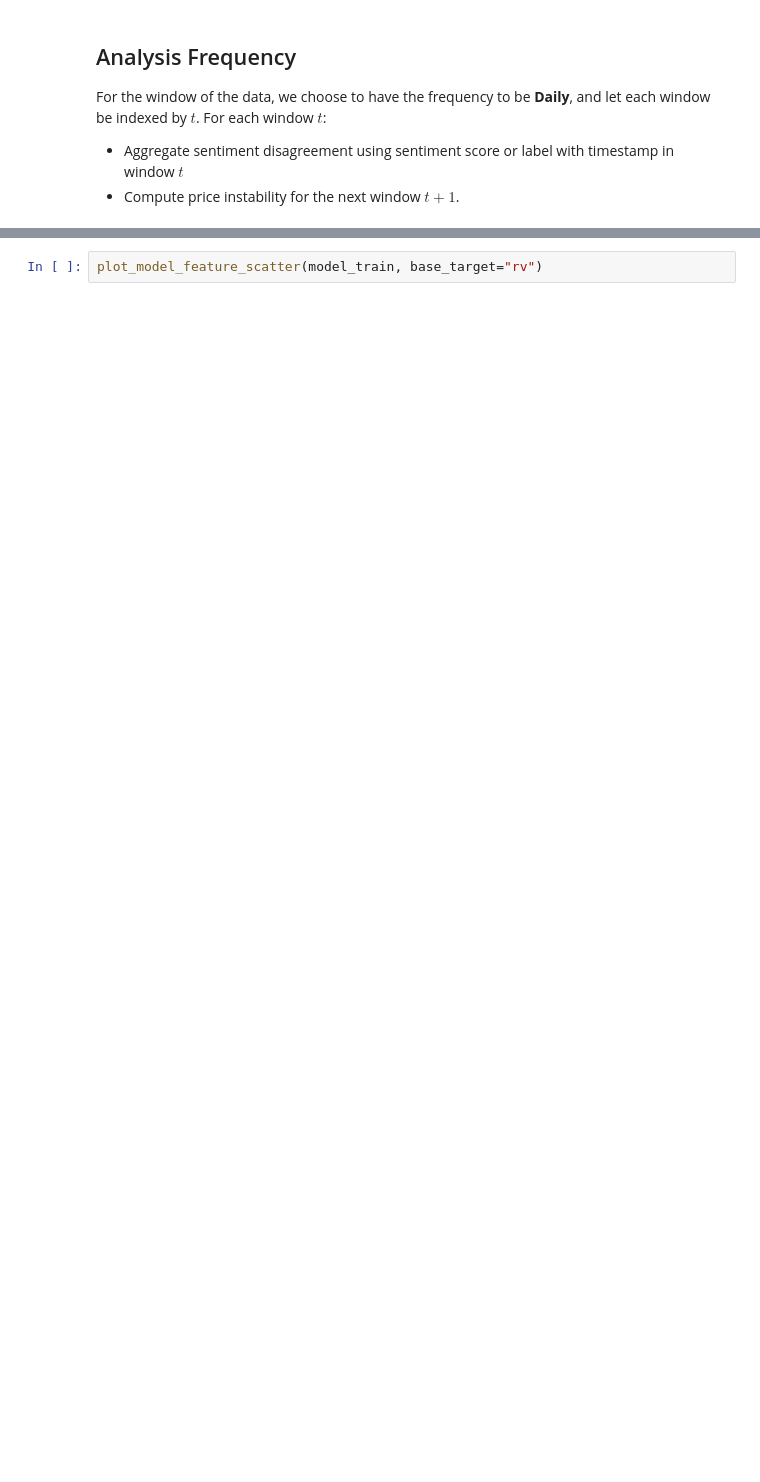
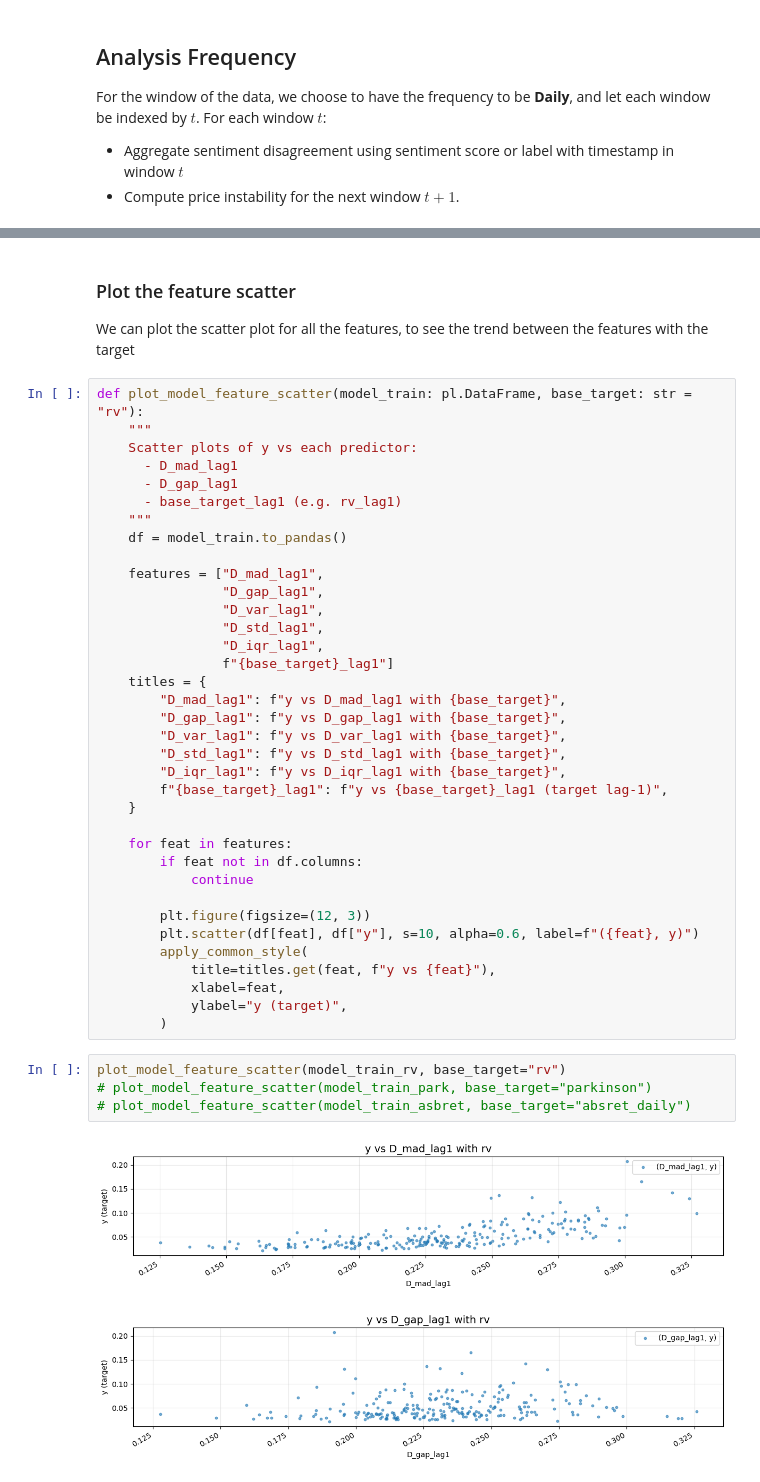
Before and after one commit to arkdong/SDA25_Group11, a Jupyter notebook: notebook/RQ4.ipynb, the cells around one changed output, grey strips where cells are left out. Drawn from its saved outputs; the diff is of its cells as text; blank space fills up the shorter version.

```diff
--- a/notebook/RQ4.ipynb
+++ b/notebook/RQ4.ipynb
@@ -593,2 +596,46 @@ plot_model_target_timeseries(model_train, base_target="rv")
+# %% [markdown]
+### Plot the feature scatter
+We can plot the scatter plot for all the features, to see the trend between the features with the target
+# %%
+def plot_model_feature_scatter(model_train: pl.DataFrame, base_target: str = "rv"):
+    """
+    Scatter plots of y vs each predictor:
+      - D_mad_lag1
+      - D_gap_lag1
+      - base_target_lag1 (e.g. rv_lag1)
+    """
+    df = model_train.to_pandas()
+
+    features = ["D_mad_lag1",
+                "D_gap_lag1",
+                "D_var_lag1",
+                "D_std_lag1",
+                "D_iqr_lag1",
+                f"{base_target}_lag1"]
+    titles = {
+        "D_mad_lag1": f"y vs D_mad_lag1 with {base_target}",
+        "D_gap_lag1": f"y vs D_gap_lag1 with {base_target}",
+        "D_var_lag1": f"y vs D_var_lag1 with {base_target}",
+        "D_std_lag1": f"y vs D_std_lag1 with {base_target}",
+        "D_iqr_lag1": f"y vs D_iqr_lag1 with {base_target}",
+        f"{base_target}_lag1": f"y vs {base_target}_lag1 (target lag-1)",
+    }
+
+    for feat in features:
+        if feat not in df.columns:
+            continue
+
+        plt.figure(figsize=(12, 3))
+        plt.scatter(df[feat], df["y"], s=10, alpha=0.6, label=f"({feat}, y)")
+        apply_common_style(
+            title=titles.get(feat, f"y vs {feat}"),
+            xlabel=feat,
+            ylabel="y (target)",
+        )
 # %%
-plot_model_feature_scatter(model_train, base_target="rv")
+plot_model_feature_scatter(model_train_rv, base_target="rv")
+# plot_model_feature_scatter(model_train_park, base_target="parkinson")
+# plot_model_feature_scatter(model_train_asbret, base_target="absret_daily")
+# %% [output]
+[figure, added]
+[figure, added]
```
Also changed, not shown: parts of 58 cells of this notebook.
